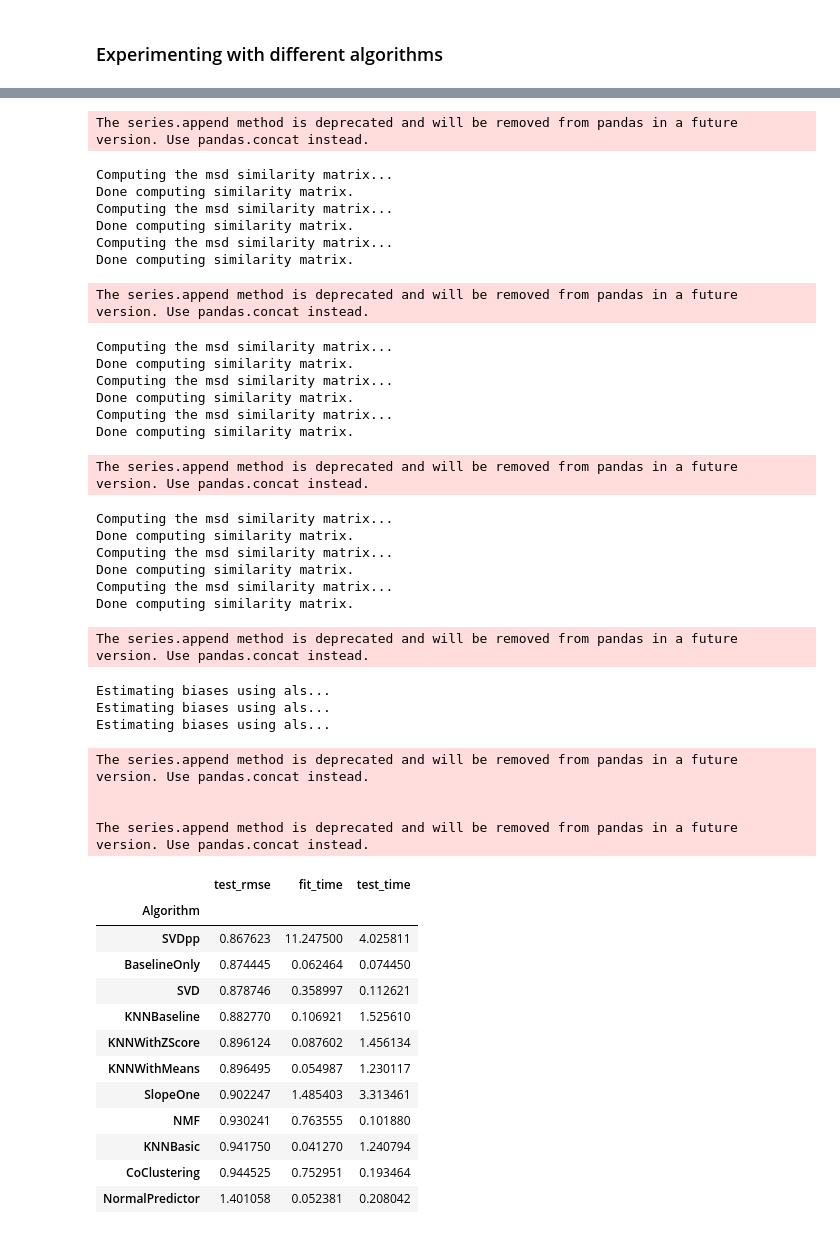
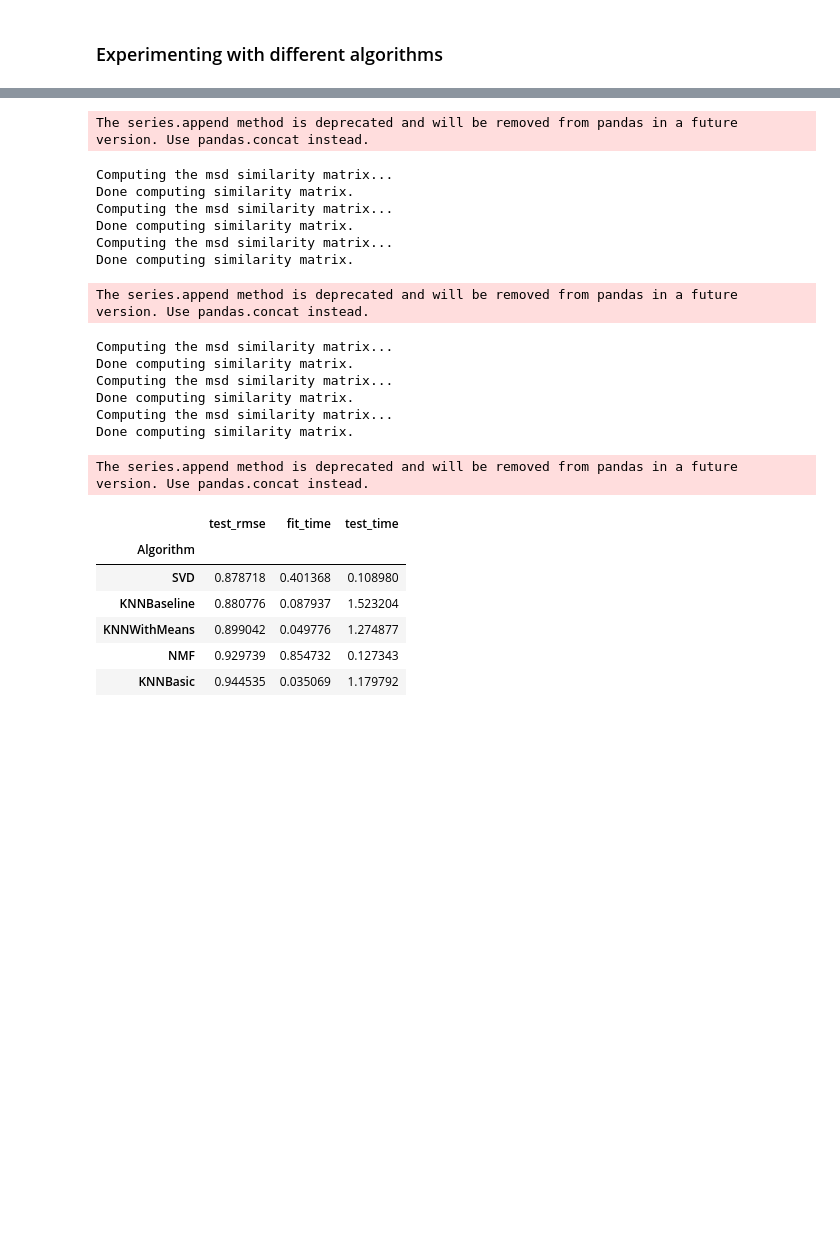
Before and after one commit to ababber19/Stats_402, a Jupyter notebook: collaborative_filtering.ipynb, the cells around one changed output, grey strips where cells are left out. Saved outputs shown, nothing was run; the diff lists cells and outputs as text; code cells hidden in the pictures; blank space fills up the shorter version.

```diff
--- a/collaborative_filtering.ipynb
+++ b/collaborative_filtering.ipynb
@@ -116,7 +116,7 @@ There are 3747 movies that have more than 1000 ratings.
 
 Since the rating dataset we have is clean enough for our purposes, we will proceed without much data cleaning and pre-processing.
 # %%
-ratings = ratings[:100000] #the dataset is too large and the code is running too slow, so trying out the code with a small subset
+ratings = ratings.sample(100000) #the dataset is too large and the code is running too slow, so trying out the code with a small subset
 # %% [markdown]
 <h1> Using Surprise library </h1>
 # %%
@@ -226,7 +226,7 @@ As a result of the GridSearchCV, we determined that user-based collaborative fil
 # %%
 benchmark = []
 # Iterate over all algorithms
-for algorithm in [SVD(), SVDpp(), SlopeOne(), NMF(), NormalPredictor(), KNNBaseline(), KNNBasic(), KNNWithMeans(), KNNWithZScore(), BaselineOnly(), CoClustering()]:
+for algorithm in [SVD(), NMF(), KNNBaseline(), KNNBasic(), KNNWithMeans()]:
     # Perform cross validation
     results = cross_validate(algorithm, rating_reader, measures=['RMSE'], cv=3, verbose=False)
 
@@ -253,51 +244,31 @@ The series.append method is deprecated and will be removed from pandas in a futu
 Estimating biases using als...
 Computing the msd similarity matrix...
 Done computing similarity matrix.
 Estimating biases using als...
 Computing the msd similarity matrix...
 Done computing similarity matrix.
 Estimating biases using als...
 Computing the msd similarity matrix...
 Done computing similarity matrix.
 The series.append method is deprecated and will be removed from pandas in a future version. Use pandas.concat instead.
 Computing the msd similarity matrix...
 Done computing similarity matrix.
 Computing the msd similarity matrix...
 Done computing similarity matrix.
 Computing the msd similarity matrix...
 Done computing similarity matrix.
 The series.append method is deprecated and will be removed from pandas in a future version. Use pandas.concat instead.
 Computing the msd similarity matrix...
 Done computing similarity matrix.
 Computing the msd similarity matrix...
 Done computing similarity matrix.
 Computing the msd similarity matrix...
 Done computing similarity matrix.
 The series.append method is deprecated and will be removed from pandas in a future version. Use pandas.concat instead.
-Computing the msd similarity matrix...
-Done computing similarity matrix.
-Computing the msd similarity matrix...
-Done computing similarity matrix.
-Computing the msd similarity matrix...
-Done computing similarity matrix.
-The series.append method is deprecated and will be removed from pandas in a future version. Use pandas.concat instead.
-Estimating biases using als...
-Estimating biases using als...
-Estimating biases using als...
-The series.append method is deprecated and will be removed from pandas in a future version. Use pandas.concat instead.
-
-
-The series.append method is deprecated and will be removed from pandas in a future version. Use pandas.concat instead.
 |  | test_rmse | fit_time | test_time |
 | Algorithm |  |  |  |
-| SVDpp | 0.867623 | 11.247500 | 4.025811 |
-| BaselineOnly | 0.874445 | 0.062464 | 0.074450 |
-| SVD | 0.878746 | 0.358997 | 0.112621 |
-| KNNBaseline | 0.882770 | 0.106921 | 1.525610 |
-| KNNWithZScore | 0.896124 | 0.087602 | 1.456134 |
-| KNNWithMeans | 0.896495 | 0.054987 | 1.230117 |
-| SlopeOne | 0.902247 | 1.485403 | 3.313461 |
-| NMF | 0.930241 | 0.763555 | 0.101880 |
-| KNNBasic | 0.941750 | 0.041270 | 1.240794 |
-| CoClustering | 0.944525 | 0.752951 | 0.193464 |
-| NormalPredictor | 1.401058 | 0.052381 | 0.208042 |
+| SVD | 0.878718 | 0.401368 | 0.108980 |
+| KNNBaseline | 0.880776 | 0.087937 | 1.523204 |
+| KNNWithMeans | 0.899042 | 0.049776 | 1.274877 |
+| NMF | 0.929739 | 0.854732 | 0.127343 |
+| KNNBasic | 0.944535 | 0.035069 | 1.179792 |
```
Also changed, not shown: parts of 35 cells of this notebook, 3 other files.
